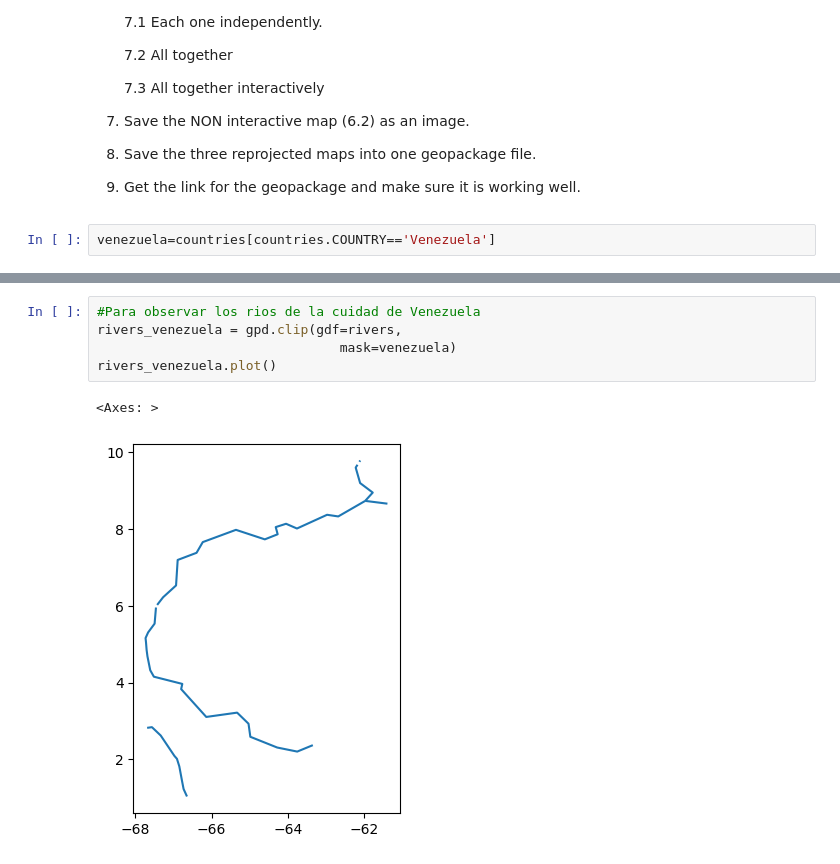
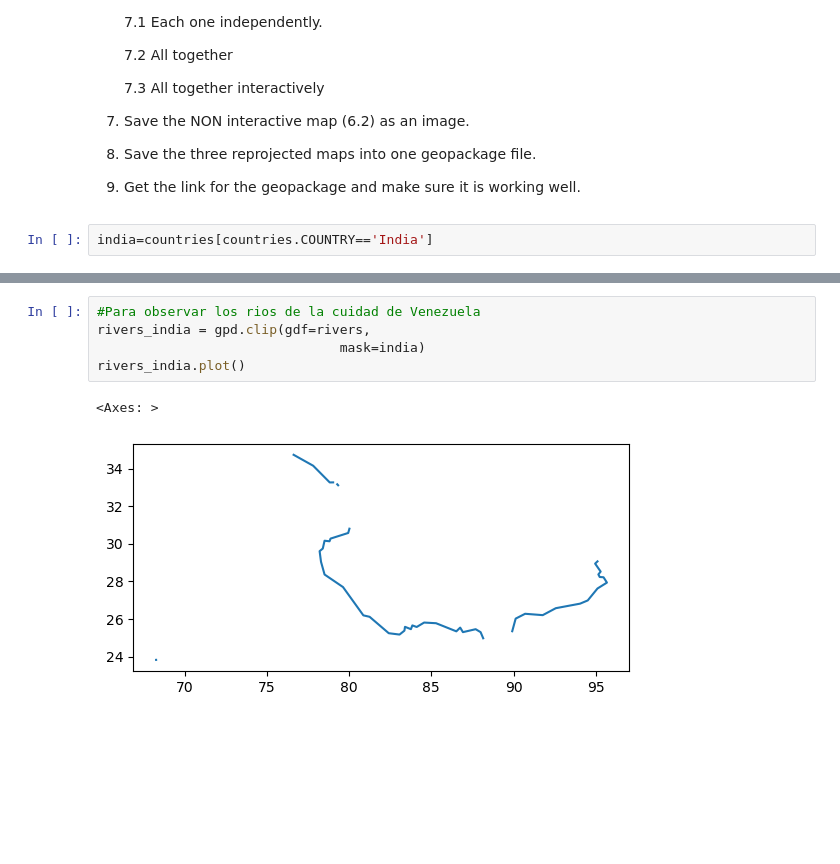
Before and after one commit to gokussj100/simpleplot, a Jupyter notebook: TheGeoDataFrame_intro.ipynb, the cells around one changed output, grey strips where cells are left out. Cells and saved outputs as stored; diff of their text form; blank space fills up the shorter version.

```diff
--- a/TheGeoDataFrame_intro.ipynb
+++ b/TheGeoDataFrame_intro.ipynb
@@ -458,6 +458,6 @@ Exercise:
 9. Save the three reprojected maps  into one geopackage file.
 10. Get the link for the geopackage and make sure it is working well.
 # %%
-venezuela=countries[countries.COUNTRY=='Venezuela']
+india=countries[countries.COUNTRY=='India']
 # %%
 #Elegimos un pais para observar su mapa en este caso de Venezuela
@@ -476,9 +476,9 @@ cities_venezuela.plot()
 # %%
 #Para observar los rios de la cuidad de Venezuela
-rivers_venezuela = gpd.clip(gdf=rivers,
-                               mask=venezuela)
-rivers_venezuela.plot()
+rivers_india = gpd.clip(gdf=rivers,
+                               mask=india)
+rivers_india.plot()
 # %% [output]
 <Axes: >
-[figure, old version]
+[figure, new version]
 # %%
```
Also changed, not shown: parts of 18 cells of this notebook, 2 other files.
